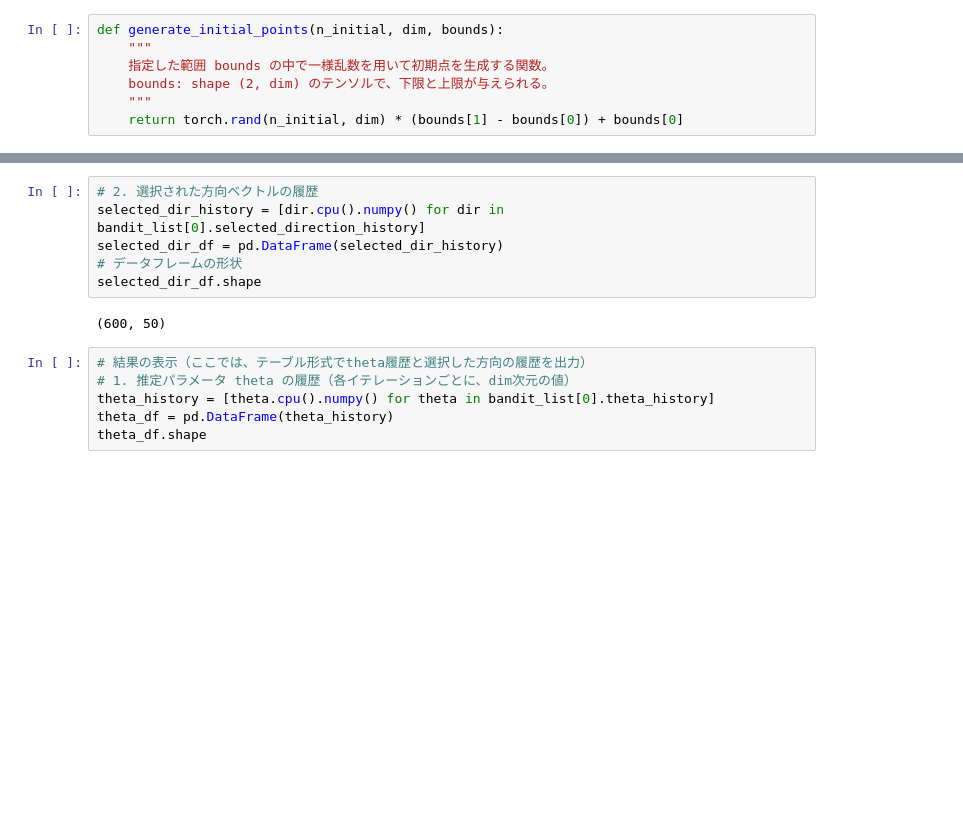
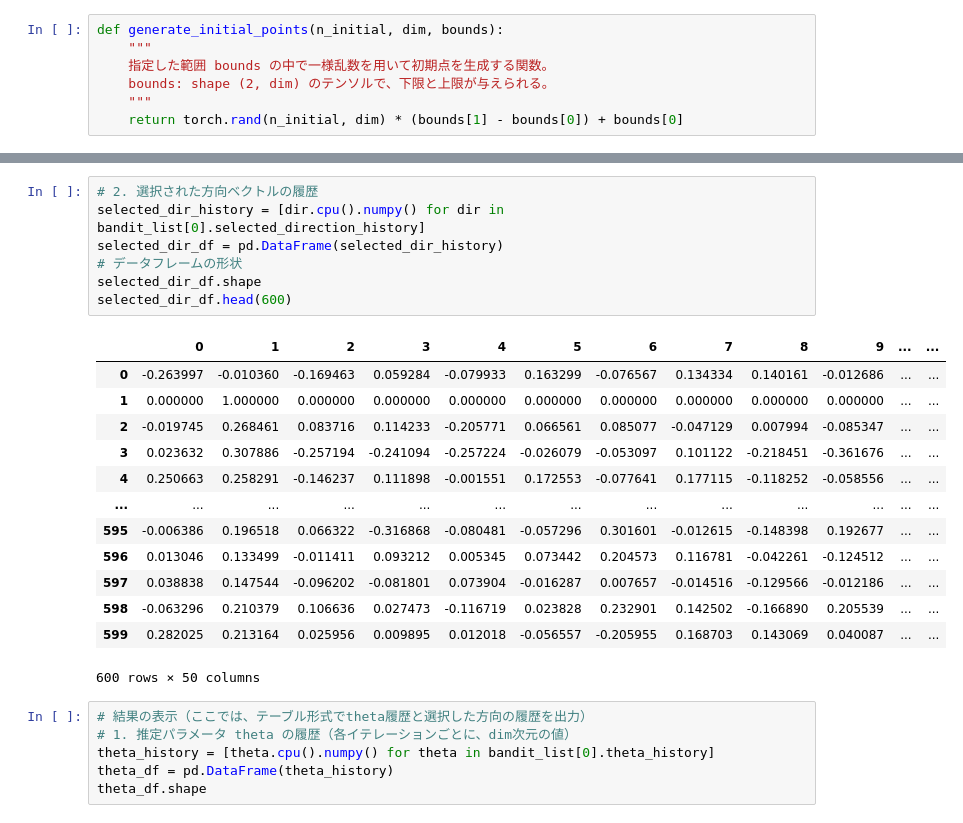
Before and after one commit to nomuyu00/baysian_optimization, a Jupyter notebook: highdim/100dim/Directional-ECI-BO Bandit.ipynb, the cells around one changed output, grey strips where cells are left out. Saved outputs shown, nothing was run; the diff lists cells and outputs as text; blank space fills up the shorter version.

```diff
--- a/highdim/100dim/Directional-ECI-BO Bandit.ipynb
+++ b/highdim/100dim/Directional-ECI-BO Bandit.ipynb
@@ -314,11 +347,24 @@ plt.show()
 # %%
 # 2. 選択された方向ベクトルの履歴
 selected_dir_history = [dir.cpu().numpy() for dir in bandit_list[0].selected_direction_history]
 selected_dir_df = pd.DataFrame(selected_dir_history)
 # データフレームの形状
 selected_dir_df.shape
+selected_dir_df.head(600)
 # %% [output]
+|  | 0 | 1 | 2 | 3 | 4 | 5 | 6 | 7 | 8 | 9 | ... | ... |
+| 0 | -0.263997 | -0.010360 | -0.169463 | 0.059284 | -0.079933 | 0.163299 | -0.076567 | 0.134334 | 0.140161 | -0.012686 | ... | ... |
+| 1 | 0.000000 | 1.000000 | 0.000000 | 0.000000 | 0.000000 | 0.000000 | 0.000000 | 0.000000 | 0.000000 | 0.000000 | ... | ... |
+| 2 | -0.019745 | 0.268461 | 0.083716 | 0.114233 | -0.205771 | 0.066561 | 0.085077 | -0.047129 | 0.007994 | -0.085347 | ... | ... |
+| 3 | 0.023632 | 0.307886 | -0.257194 | -0.241094 | -0.257224 | -0.026079 | -0.053097 | 0.101122 | -0.218451 | -0.361676 | ... | ... |
+| 4 | 0.250663 | 0.258291 | -0.146237 | 0.111898 | -0.001551 | 0.172553 | -0.077641 | 0.177115 | -0.118252 | -0.058556 | ... | ... |
+| ... | ... | ... | ... | ... | ... | ... | ... | ... | ... | ... | ... | ... |
+| 595 | -0.006386 | 0.196518 | 0.066322 | -0.316868 | -0.080481 | -0.057296 | 0.301601 | -0.012615 | -0.148398 | 0.192677 | ... | ... |
+| 596 | 0.013046 | 0.133499 | -0.011411 | 0.093212 | 0.005345 | 0.073442 | 0.204573 | 0.116781 | -0.042261 | -0.124512 | ... | ... |
+| 597 | 0.038838 | 0.147544 | -0.096202 | -0.081801 | 0.073904 | -0.016287 | 0.007657 | -0.014516 | -0.129566 | -0.012186 | ... | ... |
+| 598 | -0.063296 | 0.210379 | 0.106636 | 0.027473 | -0.116719 | 0.023828 | 0.232901 | 0.142502 | -0.166890 | 0.205539 | ... | ... |
+| 599 | 0.282025 | 0.213164 | 0.025956 | 0.009895 | 0.012018 | -0.056557 | -0.205955 | 0.168703 | 0.143069 | 0.040087 | ... | ... |
-(600, 50)
+600 rows × 50 columns
 # %%
 # 結果の表示（ここでは、テーブル形式でtheta履歴と選択した方向の履歴を出力）
 # 1. 推定パラメータ theta の履歴（各イテレーションごとに、dim次元の値）
```
Also changed, not shown: parts of 5 cells of this notebook.
